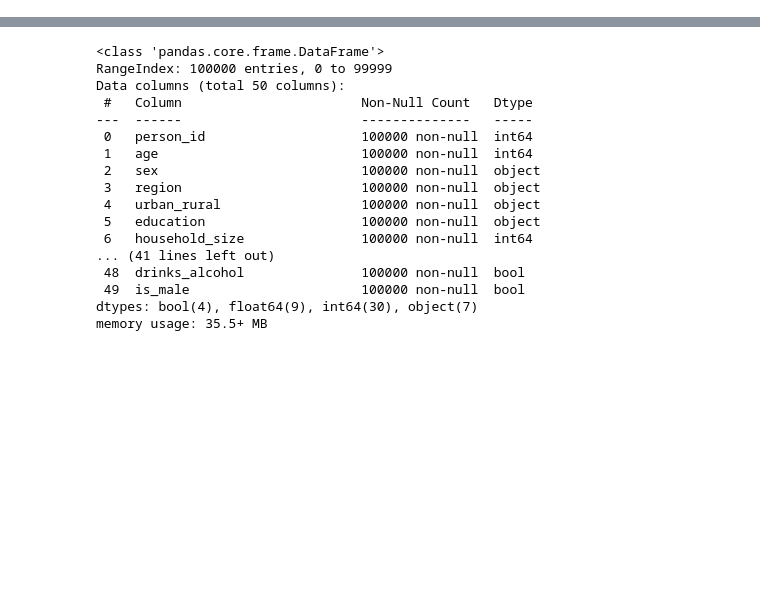
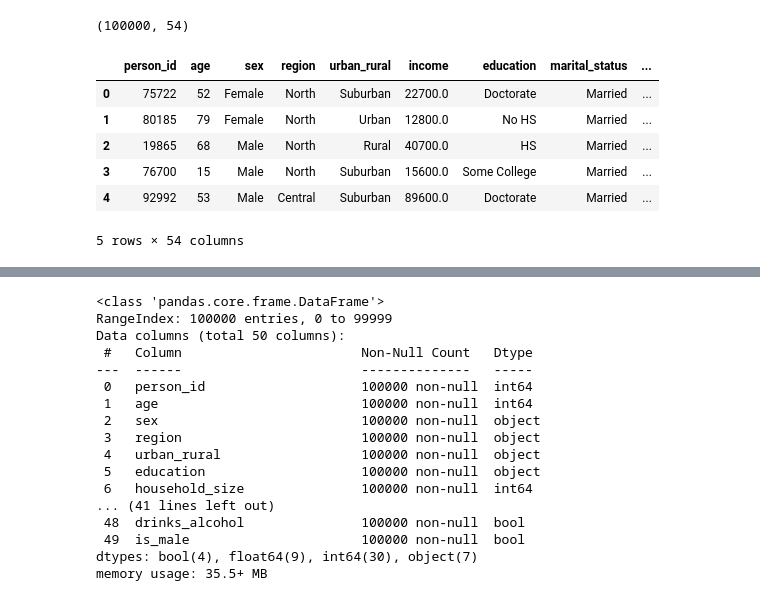
Before and after one commit to Abled773/HI-Risk-Prediction-and-Analysis, a Jupyter notebook: Risk_Analysis_and_Prediction.ipynb, the cells around one changed output, grey strips where cells are left out. Cells and saved outputs as stored; diff of their text form; code cells hidden in the pictures; blank space fills up the shorter version.

```diff
--- a/Risk_Analysis_and_Prediction.ipynb
+++ b/Risk_Analysis_and_Prediction.ipynb
@@ -28,0 +35,14 @@ Index(['person_id', 'age', 'sex', 'region', 'urban_rural', 'income',
+# %%
+raw.shape
+# %% [output]
+(100000, 54)
+# %%
+raw.head()
+# %% [output]
+|  | person_id | age | sex | region | urban_rural | income | education | marital_status | ... |
+| 0 | 75722 | 52 | Female | North | Suburban | 22700.0 | Doctorate | Married | ... |
+| 1 | 80185 | 79 | Female | North | Urban | 12800.0 | No HS | Married | ... |
+| 2 | 19865 | 68 | Male | North | Rural | 40700.0 | HS | Married | ... |
+| 3 | 76700 | 15 | Male | North | Suburban | 15600.0 | Some College | Married | ... |
+| 4 | 92992 | 53 | Male | Central | Suburban | 89600.0 | Doctorate | Married | ... |
+5 rows × 54 columns
```
Also changed, not shown: parts of 11 cells of this notebook.
